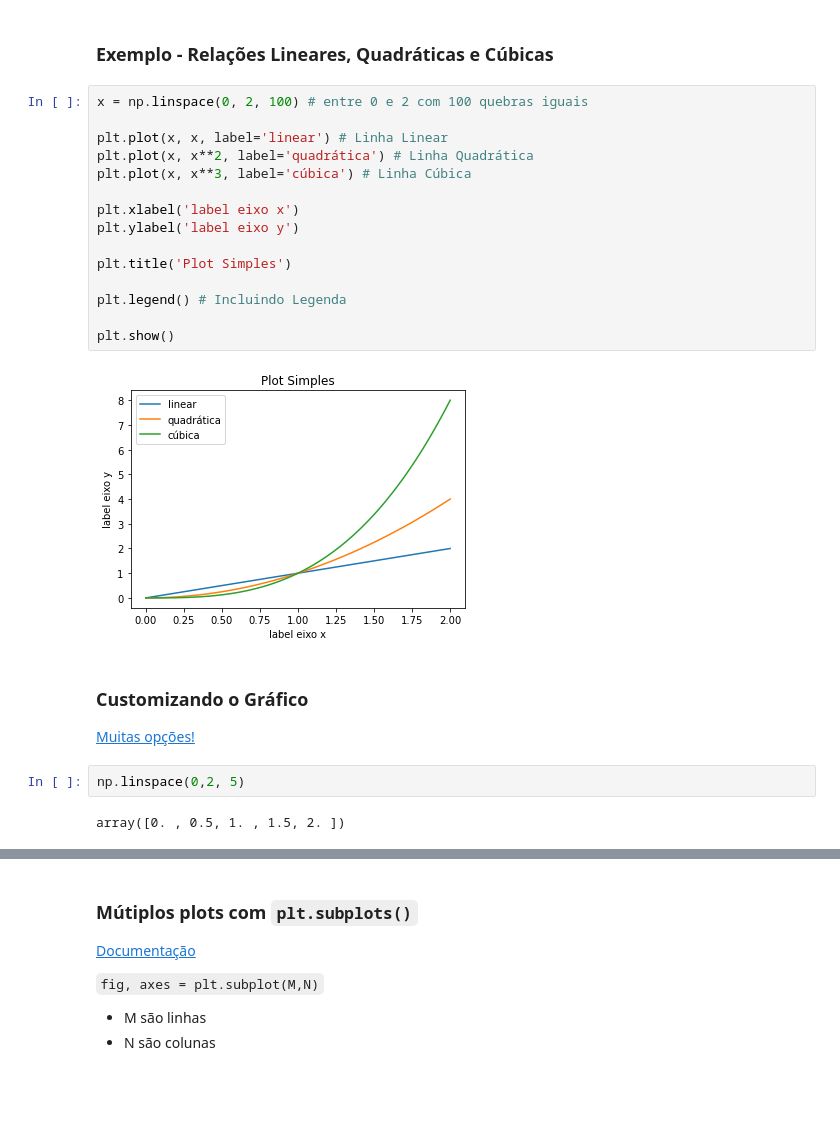
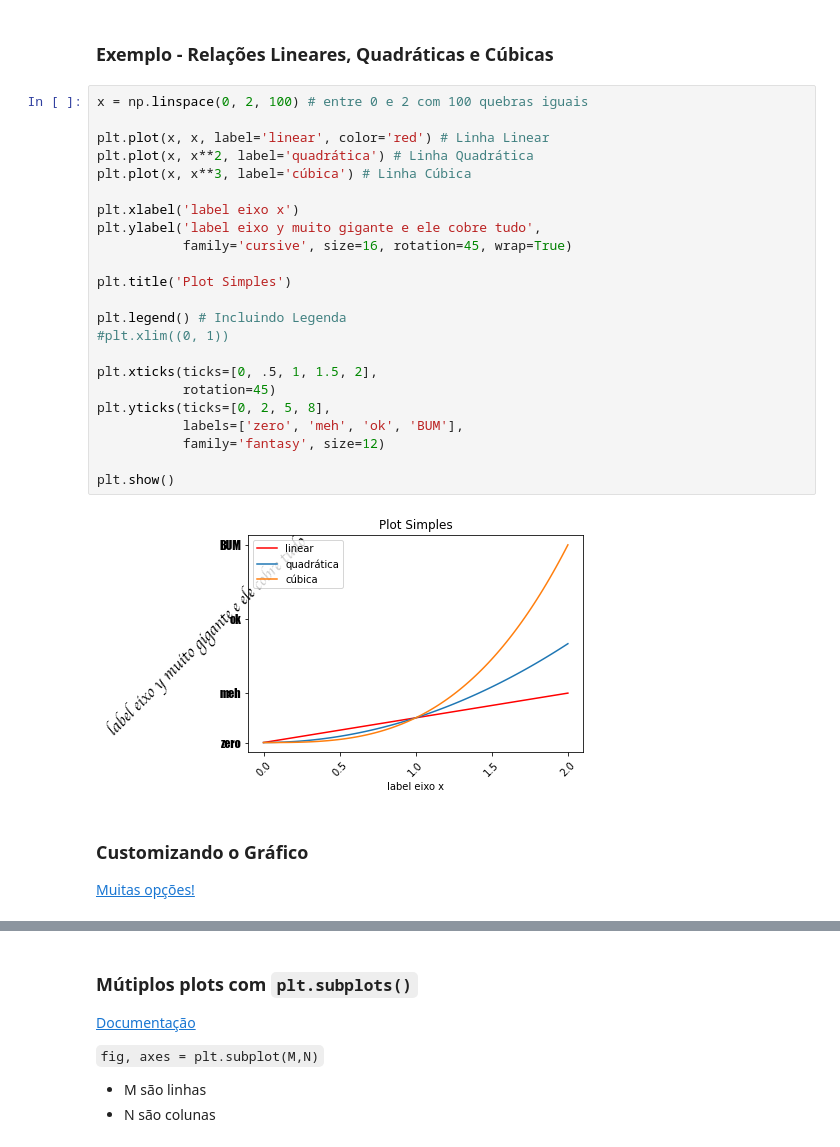
Before and after one commit to storopoli/ciencia-de-dados, a Jupyter notebook: notebooks/Aula_9_graficos.ipynb, the cells around one changed output, grey strips where cells are left out. Cells and saved outputs as stored; diff of their text form; blank space fills up the shorter version.

```diff
--- a/notebooks/Aula_9_graficos.ipynb
+++ b/notebooks/Aula_9_graficos.ipynb
@@ -82,28 +76,32 @@ plt.show()
 # %%
 x = np.linspace(0, 2, 100) # entre 0 e 2 com 100 quebras iguais
 
-plt.plot(x, x, label='linear') # Linha Linear
+plt.plot(x, x, label='linear', color='red') # Linha Linear
 plt.plot(x, x**2, label='quadrática') # Linha Quadrática
 plt.plot(x, x**3, label='cúbica') # Linha Cúbica
 
 plt.xlabel('label eixo x')
-plt.ylabel('label eixo y')
+plt.ylabel('label eixo y muito gigante e ele cobre tudo',
+           family='cursive', size=16, rotation=45, wrap=True)
 
 plt.title('Plot Simples')
 
 plt.legend() # Incluindo Legenda
+#plt.xlim((0, 1))
+
+plt.xticks(ticks=[0, .5, 1, 1.5, 2],
+           rotation=45)
+plt.yticks(ticks=[0, 2, 5, 8],
+           labels=['zero', 'meh', 'ok', 'BUM'],
+           family='fantasy', size=12)
 
 plt.show()
 # %% [output]
-[figure, old version]
+[figure, new version]
 # %% [markdown]
 ### Customizando o Gráfico
 
 [Muitas opções!](https://matplotlib.org/api/_as_gen/matplotlib.pyplot.html#module-matplotlib.pyplot)
-# %%
-np.linspace(0,2, 5)
-# %% [output]
-array([0. , 0.5, 1. , 1.5, 2. ])
 # %%
 x = np.linspace(0, 2, 100) # entre 0 e 2 com 100 quebras iguais
 
```
Also changed, not shown: parts of 7 cells of this notebook.
